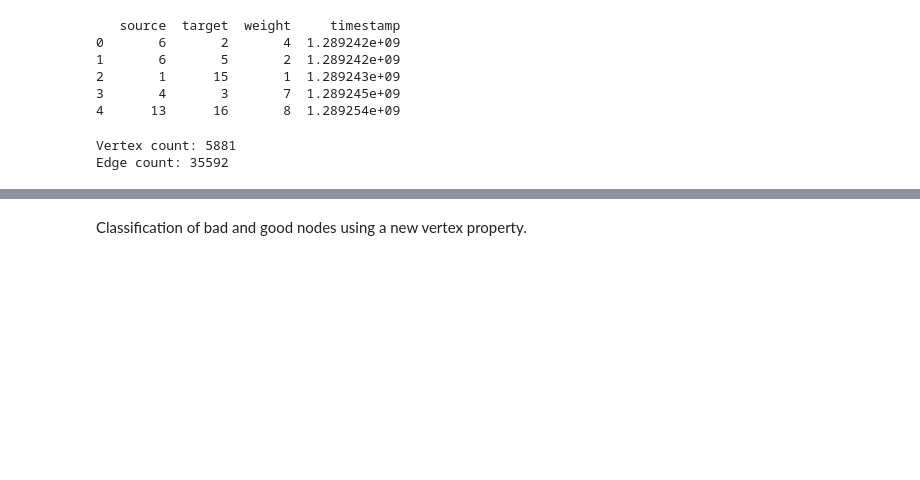
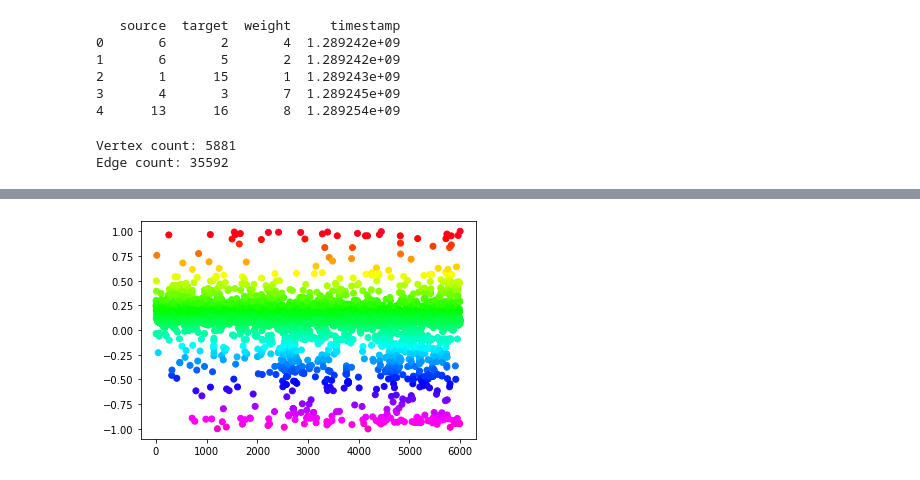
Before and after one commit to Starkiller13/LFN_project, a Jupyter notebook: prova.ipynb, the cells around one changed output, grey strips where cells are left out. Drawn from its saved outputs; the diff is of its cells as text; code cells hidden in the pictures; blank space fills up the shorter version.

```diff
--- a/prova.ipynb
+++ b/prova.ipynb
@@ -122,3 +114,6 @@ for i in goodness:
-# %% [markdown]
-Classification of bad and good nodes using a new vertex property.
+# %%
+plt.scatter(fairness.keys(),trustability,cmap='gist_rainbow_r',c=trustability)
+plt.show()
+# %% [output]
+[figure, added]
 # %%
```
Also changed, not shown: parts of 15 cells of this notebook, 20 other files.
